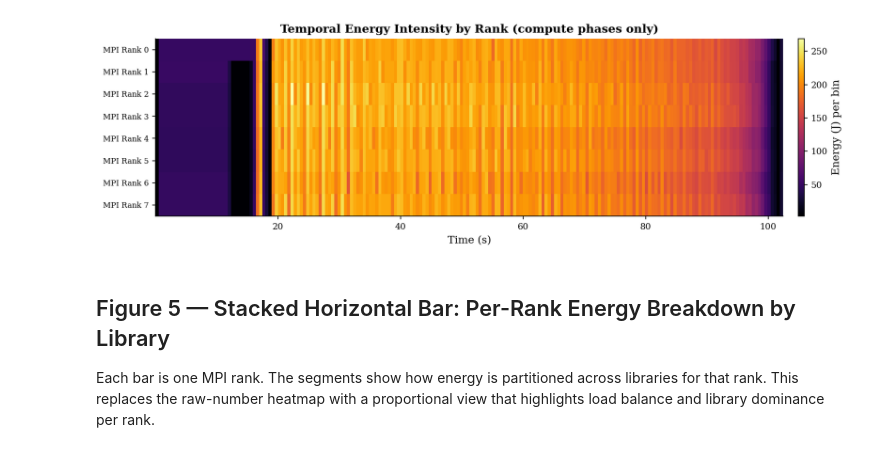
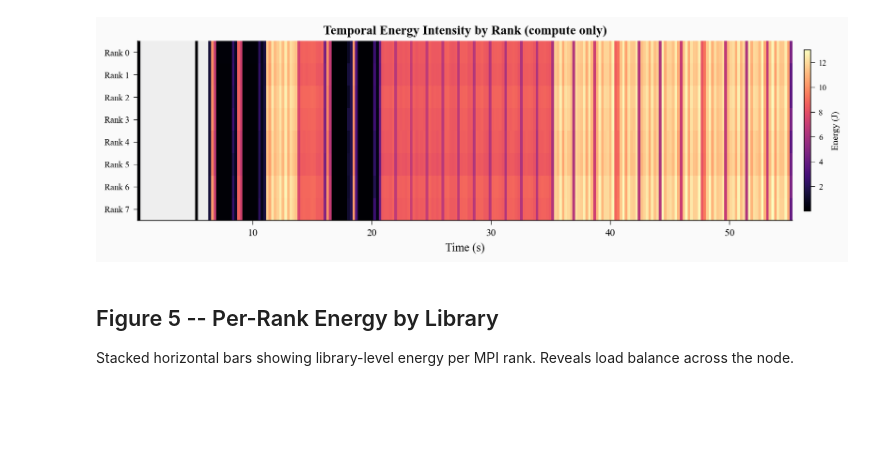
Before and after one commit to brandon-neth/ampere, a Jupyter notebook: examples/energy_visualizations.ipynb, the cells around one changed output. Saved outputs shown, nothing was run; the diff lists cells and outputs as text; code cells hidden in the pictures; blank space fills up the shorter version.

```diff
--- a/examples/energy_visualizations.ipynb
+++ b/examples/energy_visualizations.ipynb
@@ -49,7 +71,8 @@ def my_hpc_topology(metric_name, ranks):
 
 ranks = [f"MPI Rank {i}" for i in range(8)]
 topo  = {"Node0": ranks}
-ensemble = Ensemble.from_trace_paths(["./hpl-captured-params"], topo, configs)
+# ensemble = Ensemble.from_trace_paths(["./hpl-captured-params"], topo, configs)
+ensemble = Ensemble.from_trace_paths(["./hpg-mxp-2"], topo, configs)
 # %%
 # ── Attribution: energy (Joules) and power (W) per function call ──
 devices = [
@@ -371,58 +384,63 @@ A rank-vs-time heatmap showing **energy intensity** across the execution timelin
 # %%
-# ── Fig 4: Temporal energy heatmap — Rank × Time (compute only) ──
+# -- Fig 4: Temporal energy heatmap (vectorised) --
 
-N_BINS = 200
+N_BINS = 250
 t_min = compute_energy['Start Time'].min()
 t_max = compute_energy['End Time'].max()
 bin_edges = np.linspace(t_min, t_max, N_BINS + 1)
-bin_centers = 0.5 * (bin_edges[:-1] + bin_edges[1:])
 
 rank_names = sorted(compute_energy['Rank'].unique())
 heat = np.full((len(rank_names), N_BINS), np.nan)
 
+starts   = compute_energy['Start Time'].values
+ends     = compute_energy['End Time'].values
+vals     = compute_energy['Value'].values
+ranks_arr = compute_energy['Rank'].values
+
 for ri, rname in enumerate(rank_names):
-    rsub = compute_energy[compute_energy['Rank'] == rname]
-    for _, row in rsub.iterrows():
-        s, e, v = row['Start Time'], row['End Time'], row['Value']
-        # Find overlapping bins
-        i_start = np.searchsorted(bin_edges, s, side='right') - 1
-        i_end   = np.searchsorted(bin_edges, e, side='left')
-        i_start = max(i_start, 0)
-        i_end   = min(i_end, N_BINS)
-        for bi in range(i_start, i_end):
-            # Proportional overlap
-            overlap = min(e, bin_edges[bi+1]) - max(s, bin_edges[bi])
-            bin_width = bin_edges[bi+1] - bin_edges[bi]
-            frac = overlap / bin_width if bin_width > 0 else 0
-            contrib = v * frac / (e - s) if (e - s) > 0 else 0
-            heat[ri, bi] = np.nansum([heat[ri, bi], contrib]) if not np.isnan(heat[ri, bi]) else contrib
+    mask = ranks_arr == rname
+    s, e, v = starts[mask], ends[mask], vals[mask]
+    dur = e - s
+    ok = dur > 0
+    s, e, v, dur = s[ok], e[ok], v[ok], dur[ok]
+    i0 = np.clip(np.searchsorted(bin_edges, s, side='right') - 1, 0, N_BINS - 1)
+    i1 = np.clip(np.searchsorted(bin_edges, e, side='left'), 0, N_BINS)
+    for j in range(len(s)):
+        for bi in range(i0[j], i1[j]):
+            overlap = min(e[j], bin_edges[bi+1]) - max(s[j], bin_edges[bi])
+            contrib = v[j] * overlap / dur[j]
+            if np.isnan(heat[ri, bi]):
+                heat[ri, bi] = contrib
+            else:
+                heat[ri, bi] += contrib
 
-# Mask bins with no compute (they stay as NaN → white)
 masked_heat = np.ma.masked_invalid(heat)
 
-fig, ax = plt.subplots(figsize=(12, 3.5))
-cmap = plt.cm.inferno.copy()
-cmap.set_bad('white')
+fig, ax = plt.subplots(figsize=(10, 3), facecolor=BG)
+ax.set_facecolor(BG)
+cmap = plt.cm.magma.copy()
+cmap.set_bad('#eeeeee')
 
 im = ax.pcolormesh(bin_edges, np.arange(len(rank_names) + 1), masked_heat,
-                   cmap=cmap, shading='flat')
-
+                   cmap=cmap, shading='flat', rasterized=True)
 ax.set_yticks(np.arange(len(rank_names)) + 0.5)
-ax.set_yticklabels(rank_names, fontsize=8)
+ax.set_yticklabels([r.replace('MPI ', '') for r in rank_names], fontsize=7.5)
 ax.set_xlabel('Time (s)')
-ax.set_title('Temporal Energy Intensity by Rank (compute phases only)', fontweight='bold')
+ax.set_title('Temporal Energy Intensity by Rank (compute only)', fontweight='bold')
 ax.invert_yaxis()
 
-cbar = fig.colorbar(im, ax=ax, pad=0.02, aspect=30)
-cbar.set_label('Energy (J) per bin')
+cbar = fig.colorbar(im, ax=ax, pad=0.015, aspect=25, shrink=0.9)
+cbar.set_label('Energy (J)', fontsize=8)
+cbar.ax.tick_params(labelsize=7)
 
 fig.tight_layout()
-plt.savefig('fig4_temporal_heatmap.pdf', bbox_inches='tight')
+plt.savefig('fig4_temporal_heatmap.pdf', bbox_inches='tight', facecolor=BG)
 plt.show()
 # %% [output]
-[figure, old version]
+[figure, new version]
 # %% [markdown]
-## Figure 5 — Stacked Horizontal Bar: Per-Rank Energy Breakdown by Library
+## Figure 5 -- Per-Rank Energy by Library
 
-Each bar is one MPI rank. The segments show how energy is partitioned across libraries for that rank. This replaces the raw-number heatmap with a proportional view that highlights load balance and library dominance per rank.
+Stacked horizontal bars showing library-level energy per MPI rank.
+Reveals load balance across the node.
 # %%
```
Also changed, not shown: parts of 22 cells of this notebook, 4 other files.
